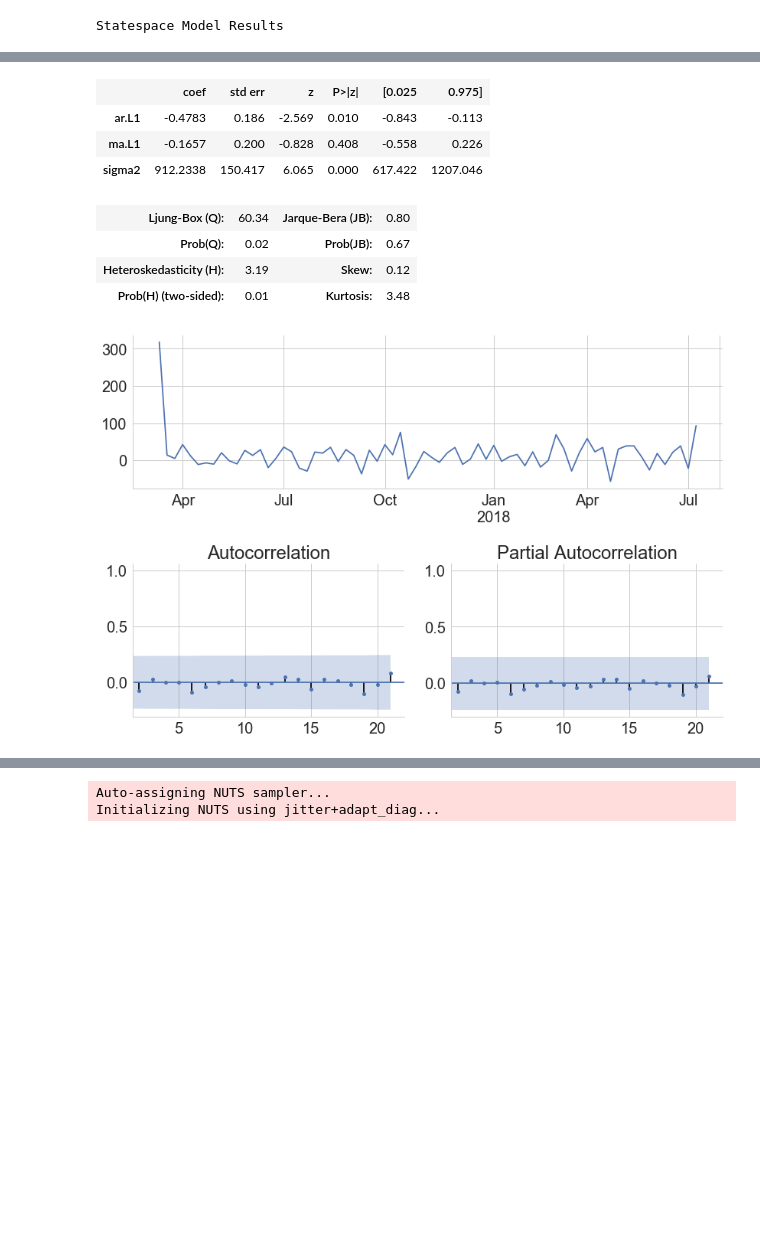
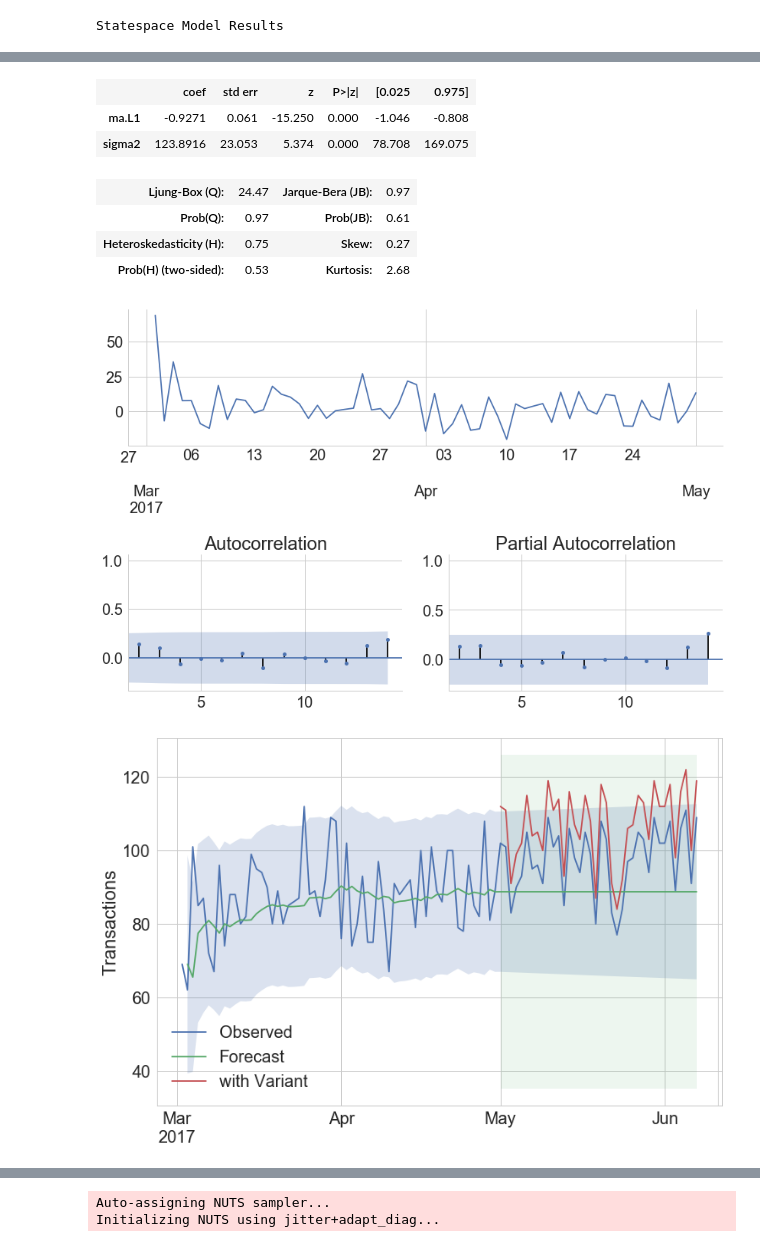
Before and after one commit to drewfustin/talks__time-series-experiments, a Jupyter notebook: Interrupted Time Series.ipynb, the cells around one changed output, grey strips where cells are left out. Cells and saved outputs as stored; diff of their text form; code cells hidden in the pictures; blank space fills up the shorter version.

```diff
--- a/Interrupted Time Series.ipynb
+++ b/Interrupted Time Series.ipynb
@@ -4,52 +4,44 @@ import numpy as np
 import pandas as pd
 import statsmodels.tsa.api as smt
 from scipy.stats import boxcox, kstest, mstats
+from scipy.special import inv_boxcox
 from utils import poisson_process, plotting
 import matplotlib.pyplot as plt
 import seaborn as sns
 sns.set(style='whitegrid', context='notebook', palette='deep',
         font_scale=2, rc={'figure.figsize': [12, 8]})
 
-λ = 200
-n = int(100000)
-t0 = pd.to_datetime('2017-03-01')
-freq = '1W'
-thinning_components = [
-    {'function': poisson_process._trend,
-     'params': {'percent_increase': 1.0, 'period': 365}},
-    {'function': poisson_process._cyclical,
-     'params': {'weekday_factor': [1, 1, 1, 1, 1, 0.75, 0.75]}},
-    {'function': poisson_process._seasonal,
-     'params': {'peak_time': '09:00:00', 'amplitude': 0.75}}]
+df = poisson_process.nhpp(
+    λ=100, n=10000, t0='2017-03-01', freq='1D',
+    thinning_components=[{'function': poisson_process._trend,
+                          'params': {'percent_increase': 1.0, 'period': 365}}]).to_frame()
 
-nhpp = poisson_process.nhpp(λ, n, t0, freq, thinning_components)
+treatment_start = '2017-05-01'
+effect_size = 0.1
+df.loc[treatment_start:, 'response'] = (
+    np.random.normal(loc=effect_size, scale=0.001, size=len(df[treatment_start:])))
+df['transactions_with_response'] = (df['transactions'] * (1 + df['response'].fillna(0))).astype(int)
 
-# Add a random normal effect at treatment start, mean=μ_eff, stdev=σ_eff
-# This is the interruption,
-treatment_start = '2017-10-01'
-μ_eff = 0.2
-σ_eff = 0.001
-response = (pd.Series(nhpp[:pd.to_datetime(treatment_start) - pd.DateOffset(1)])
-              .append(
-                  np.round(nhpp[treatment_start:] *
-                           (1 + np.random.normal(μ_eff, σ_eff, len(nhpp[treatment_start:]))))))
+mod = smt.SARIMAX(df.loc[:treatment_start, 'transactions'],
+                  order=(0, 1, 1),
+                  seasonal_order=(0, 0, 0, 0))
+res = mod.fit()
 
-# Fit the ARIMA and get predictions
-mod = smt.SARIMAX(nhpp, order=(1, 1, 1), seasonal_order=(0, 0, 0, 0))
-res = mod.fit()
-pred = res.get_prediction(start='2017-03-19', end=max(nhpp.index), dynamic=treatment_start)
+pred = res.get_prediction(start='2017-03-03', end=max(df.index), dynamic=treatment_start)
+df['prediction'] = pred.predicted_mean
+df[['prediction_lower', 'prediction_upper']] = pred.conf_int()
 
-# Put everything into a dataframe for convenience
-df = (nhpp.to_frame()
-          .assign(relative_days=(nhpp.index - pd.to_datetime(treatment_start)).days,
-                  prediction=pred.predicted_mean,
-                  pred_lower=pred.conf_int().iloc[:, 0],
-                  pred_upper=pred.conf_int().iloc[:, 1],
-                  response=response)
-           .assign(residuals=lambda x: x['transactions'] - x['prediction'],
-                   residuals_with_response=lambda x: x['response'] - x['prediction']))
+plotting.tsplot(res.resid, lags=14)
 
-plotting.tsplot(res.resid, lags=21)
+fig = plt.figure()
+ax = df['transactions'].plot(label='Observed')
+df['prediction'].plot(ax=ax, label='Forecast')
+ax.fill_between(df.index, df['prediction_lower'], df['prediction_upper'], alpha=0.2)
+df.loc[treatment_start:, 'transactions_with_response'].plot(ax=ax, label='with Variant')
+ax.fill_betweenx(ax.get_ylim(), pd.Timestamp(treatment_start), df.index[-1], alpha=0.1)
+ax.set_ylabel('Transactions')
+ax.legend()
+
 res.summary()
 # %% [output]
 Statespace Model Results
@@ -62,10 +54,10 @@ Statespace Model Results
 | Covariance Type: | opg |  |  |
 |  | coef | std err | z | P>|z| | [0.025 | 0.975] |
-| ar.L1 | -0.4783 | 0.186 | -2.569 | 0.010 | -0.843 | -0.113 |
-| ma.L1 | -0.1657 | 0.200 | -0.828 | 0.408 | -0.558 | 0.226 |
-| sigma2 | 912.2338 | 150.417 | 6.065 | 0.000 | 617.422 | 1207.046 |
+| ma.L1 | -0.9271 | 0.061 | -15.250 | 0.000 | -1.046 | -0.808 |
+| sigma2 | 123.8916 | 23.053 | 5.374 | 0.000 | 78.708 | 169.075 |
-| Ljung-Box (Q): | 60.34 | Jarque-Bera (JB): | 0.80 |
-| Prob(Q): | 0.02 | Prob(JB): | 0.67 |
-| Heteroskedasticity (H): | 3.19 | Skew: | 0.12 |
-| Prob(H) (two-sided): | 0.01 | Kurtosis: | 3.48 |
+| Ljung-Box (Q): | 24.47 | Jarque-Bera (JB): | 0.97 |
+| Prob(Q): | 0.97 | Prob(JB): | 0.61 |
+| Heteroskedasticity (H): | 0.75 | Skew: | 0.27 |
+| Prob(H) (two-sided): | 0.53 | Kurtosis: | 2.68 |
-[figure, old version]
+[figure, new version]
+[figure, added]
```
Also changed, not shown: parts of 4 cells of this notebook, 8 other files.
